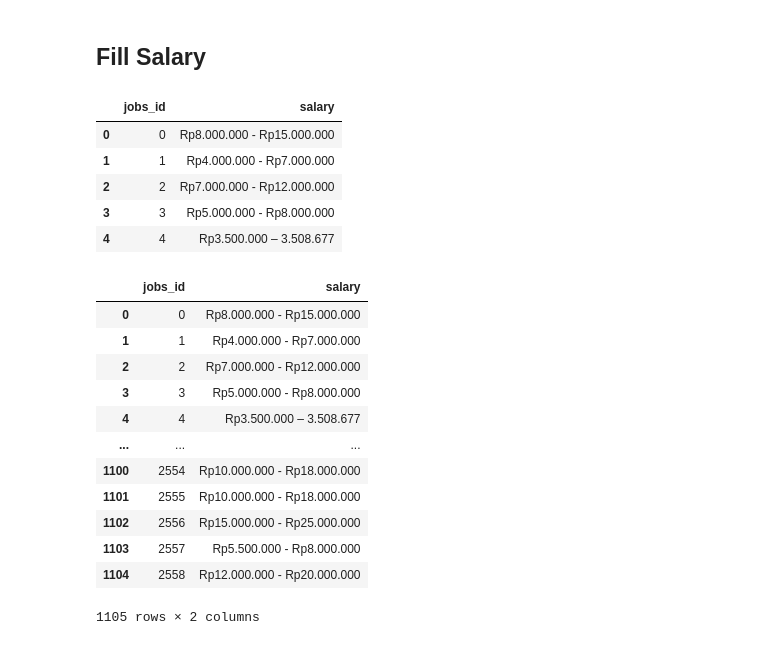
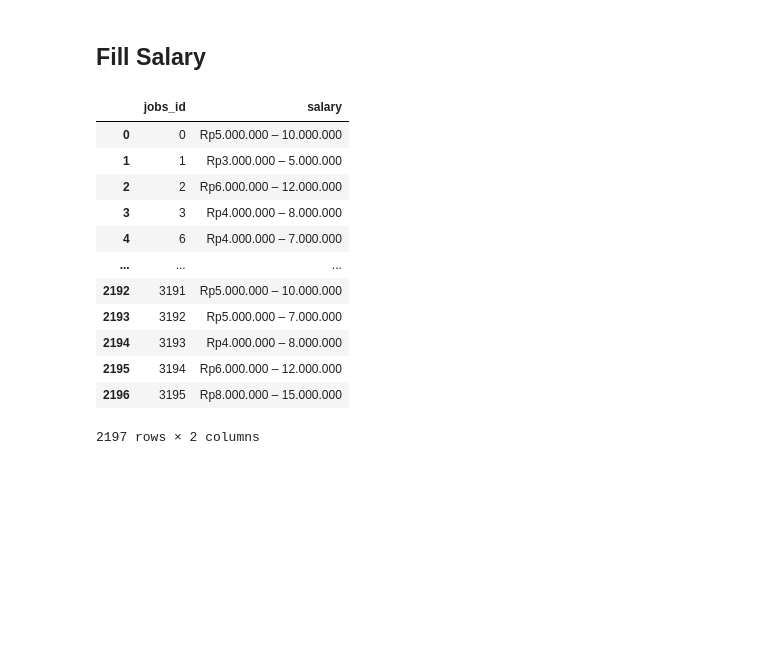
Before and after one commit to hireonai/ml-services, a Jupyter notebook: data/cleaning_data_notebook.ipynb, the cells around one changed output. Drawn from its saved outputs; the diff is of its cells as text; code cells hidden in the pictures; blank space fills up the shorter version.

Commit message:
data cleaning done

```diff
--- a/data/cleaning_data_notebook.ipynb
+++ b/data/cleaning_data_notebook.ipynb
@@ -281,29 +337,20 @@ memory usage: 255.6+ KB
 # %% [markdown]
 ## Fill Salary
 # %%
-salary_label_gemini = pd.read_csv('raw_data/salary.csv')
-salary_label_gemini.head()
+salary_label_gemini = pd.read_csv('raw_data/salary_flash.csv')
+salary_label_gemini
 # %% [output]
 |  | jobs_id | salary |
-| 0 | 0 | Rp8.000.000 - Rp15.000.000 |
-| 1 | 1 | Rp4.000.000 - Rp7.000.000 |
-| 2 | 2 | Rp7.000.000 - Rp12.000.000 |
-| 3 | 3 | Rp5.000.000 - Rp8.000.000 |
-| 4 | 4 | Rp3.500.000 – 3.508.677 |
+| 0 | 0 | Rp5.000.000 – 10.000.000 |
+| 1 | 1 | Rp3.000.000 – 5.000.000 |
+| 2 | 2 | Rp6.000.000 – 12.000.000 |
+| 3 | 3 | Rp4.000.000 – 8.000.000 |
+| 4 | 6 | Rp4.000.000 – 7.000.000 |
+| ... | ... | ... |
+| 2192 | 3191 | Rp5.000.000 – 10.000.000 |
+| 2193 | 3192 | Rp5.000.000 – 7.000.000 |
+| 2194 | 3193 | Rp4.000.000 – 8.000.000 |
+| 2195 | 3194 | Rp6.000.000 – 12.000.000 |
+| 2196 | 3195 | Rp8.000.000 – 15.000.000 |
+2197 rows × 2 columns
-# %%
-salary_label_gemini
-# %% [output]
-|  | jobs_id | salary |
-| 0 | 0 | Rp8.000.000 - Rp15.000.000 |
-| 1 | 1 | Rp4.000.000 - Rp7.000.000 |
-| 2 | 2 | Rp7.000.000 - Rp12.000.000 |
-| 3 | 3 | Rp5.000.000 - Rp8.000.000 |
-| 4 | 4 | Rp3.500.000 – 3.508.677 |
-| ... | ... | ... |
-| 1100 | 2554 | Rp10.000.000 - Rp18.000.000 |
-| 1101 | 2555 | Rp10.000.000 - Rp18.000.000 |
-| 1102 | 2556 | Rp15.000.000 - Rp25.000.000 |
-| 1103 | 2557 | Rp5.500.000 - Rp8.000.000 |
-| 1104 | 2558 | Rp12.000.000 - Rp20.000.000 |
-1105 rows × 2 columns
 # %%
```
Also changed, not shown: parts of 9 cells of this notebook, 9 other files.
